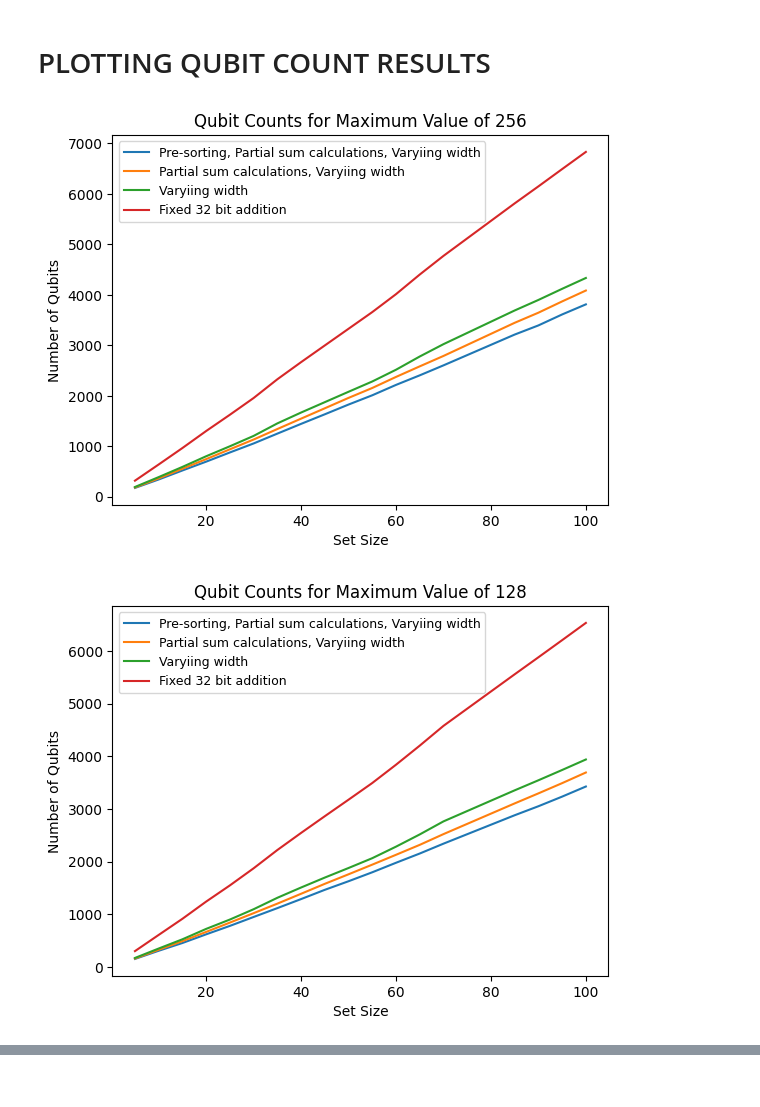
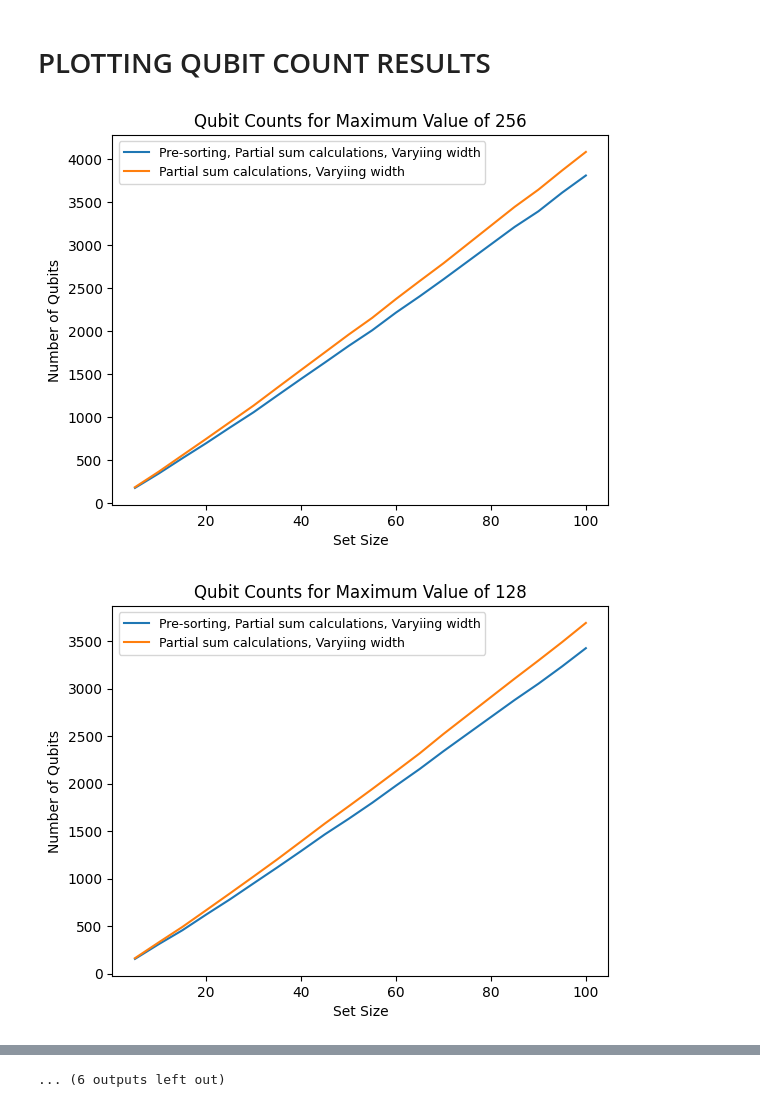
Before and after one commit to ABenoit0226/quantum-place-route, a Jupyter notebook: adder_logic_script.ipynb, the cells around one changed output, grey strips where cells are left out. Cells and saved outputs as stored; diff of their text form; code cells hidden in the pictures.

Commit message:
added 2 comp. plots

```diff
--- a/adder_logic_script.ipynb
+++ b/adder_logic_script.ipynb
@@ -779,35 +779,72 @@ def plot_data(groups, directory):
 
     for max_val, files in groups.items():
         plt.figure()  # Create a new figure for each max group
         plt.rcParams.update({'axes.labelsize': 'medium'})
         data = create_numpy_array_for_group(files, directory)
         for i in range(1, data.shape[1]):  # Skip the first column as it's vals
             # Use the column index (i-1) to get the appropriate label from column_labels list
             lbl = column_labels[i-1] if i-1 < len(column_labels) else f'Column {i}'
             plt.plot(data[:, 0], data[:, i])
         plt.xlabel('Set Size')
         if qubits:
             plt.ylabel('Number of Qubits')
             plt.title(f'Qubit Counts for Maximum Value of {max_val}')
         else:
             plt.ylabel('Number of Gates')
             plt.title(f'Gate Counts for Maximum Value of {max_val}')
         plt.legend(column_labels, fontsize = 9)
         plt.show()
 
-
+def plot_data_twos(groups, directory, category):
+    bot_loop = 1
+    if category == "pre-sorting":
+         column_labels = [
+        "Pre-sorting, Partial sum calculations, Varyiing width",
+        "Partial sum calculations, Varyiing width"
+        ]
+    elif category == "partial-sum":
+        column_labels = [
+        "Partial sum calculations, Varyiing width",
+        "Varyiing width"
+        ]
+        bot_loop = 2
+    else:
+        column_labels = [
+        "Varyiing width",
+        "Fixed 32 bit addition"
+        ]
+        bot_loop = 3
+    top_loop = bot_loop + 2
+    for max_val, files in groups.items():
+        plt.figure()  # Create a new figure for each max group
+        plt.rcParams.update({'axes.labelsize': 'medium'})
+        data = create_numpy_array_for_group(files, directory)
+        for i in range(bot_loop, top_loop):  # Skip the first column as it's vals
+            # Use the column index (i-1) to get the appropriate label from column_labels list
+            lbl = column_labels[i-1] if i-1 < len(column_labels) else f'Column {i}'
+            plt.plot(data[:, 0], data[:, i])
+        plt.xlabel('Set Size')
+        if qubits:
+            plt.ylabel('Number of Qubits')
+            plt.title(f'Qubit Counts for Maximum Value of {max_val}')
+        else:
+            plt.ylabel('Number of Gates')
+            plt.title(f'Gate Counts for Maximum Value of {max_val}')
+        plt.legend(column_labels, fontsize = 9)
+        plt.show()
 
 # Main function to orchestrate the operations
 def main(directory):
     files = list_csv_files(directory)
     grouped_files = group_files_by_max(files)
-    plot_data(grouped_files, directory)
-
+    plot_data_twos(grouped_files, directory, "pre-sorting")
+    plot_data_twos(grouped_files, directory, "partial-sum")
+    plot_data_twos(grouped_files, directory, "fixed")
 # Note: Uncomment the line below and specify the directory path to run the script
 qubits = True
 main('tests')
 qubits = False
 main('gateTests')
 # %% [output]
-[figure, old version]
+[figure, new version]
-[figure, old version]
+[figure, new version]
@@ -817,0 +861 @@ main('gateTests')
+... (6 outputs left out)
```
Also changed, not shown: parts of 1 cell of this notebook, 1 other file.
